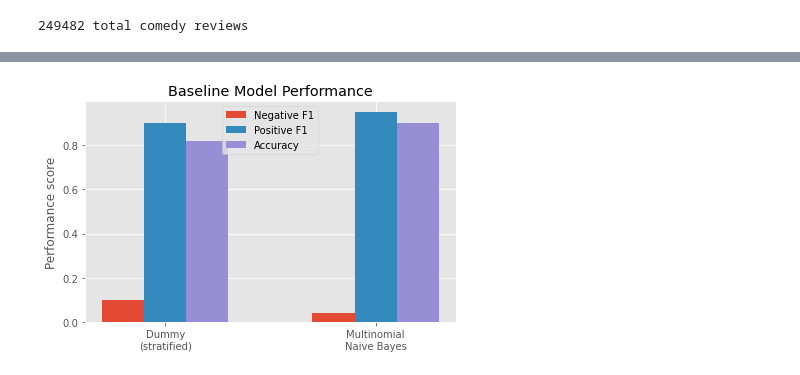
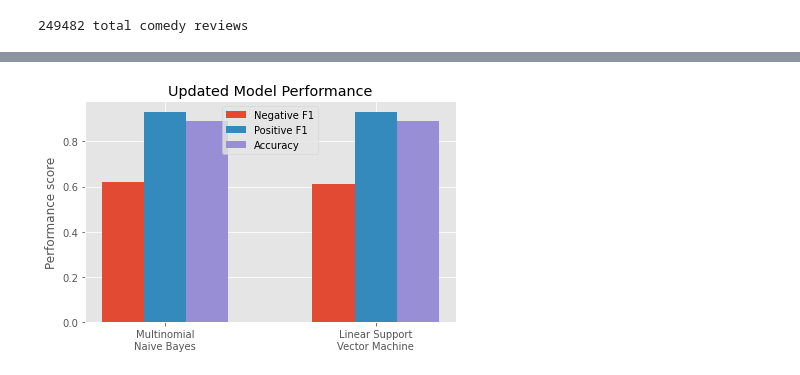
Before and after one commit to mattslatt/podcast_reviews, a Jupyter notebook: notebooks/podcast_modeling.ipynb, the cells around one changed output, grey strips where cells are left out. Saved outputs shown, nothing was run; the diff lists cells and outputs as text; code cells hidden in the pictures.

Commit message:
updated README, finished modeling, added technology assessment

```diff
--- a/notebooks/podcast_modeling.ipynb
+++ b/notebooks/podcast_modeling.ipynb
@@ -111,26 +257,26 @@ weighted avg       0.89      0.90      0.86     62371
 # %%
-# visualize baseline model performance
+# visualize model performance with random oversampling
 
-labels = ['Dummy\n(stratified)', 'Multinomial\nNaive Bayes']
-neg_f1 = [0.1, .04]
-pos_f1 = [0.9, .95]
-acc = [0.82, 0.9]
+labels = ['Multinomial\nNaive Bayes', 'Linear Support\nVector Machine']
+neg_f1 = [0.62, .61]
+pos_f1 = [0.93, .93]
+acc = [0.89, 0.89]
 
 x = np.arange(len(labels))  # the label locations
 width = 0.2  # the width of the bars
 
 fig, ax = plt.subplots()
 ax.bar(x - width, neg_f1, width, label='Negative F1')
 ax.bar(x, pos_f1, width, label='Positive F1')
 ax.bar(x + width, acc, width, label='Accuracy')
 
 # Add some text for labels, title and custom x-axis tick labels, etc.
 ax.set_ylabel('Performance score')
-ax.set_title('Baseline Model Performance')
+ax.set_title('Updated Model Performance')
 ax.set_xticks(x)
 ax.set_xticklabels(labels)
 ax.legend()
 fig.tight_layout()
-plt.savefig('../img/baseline_model_performance.png', dpi=300)
+plt.savefig('../img/updated_model_performance.png', dpi=300)
 # %% [output]
-[figure, old version]
+[figure, new version]
```
Also changed, not shown: parts of 22 cells of this notebook, 8 other files.
